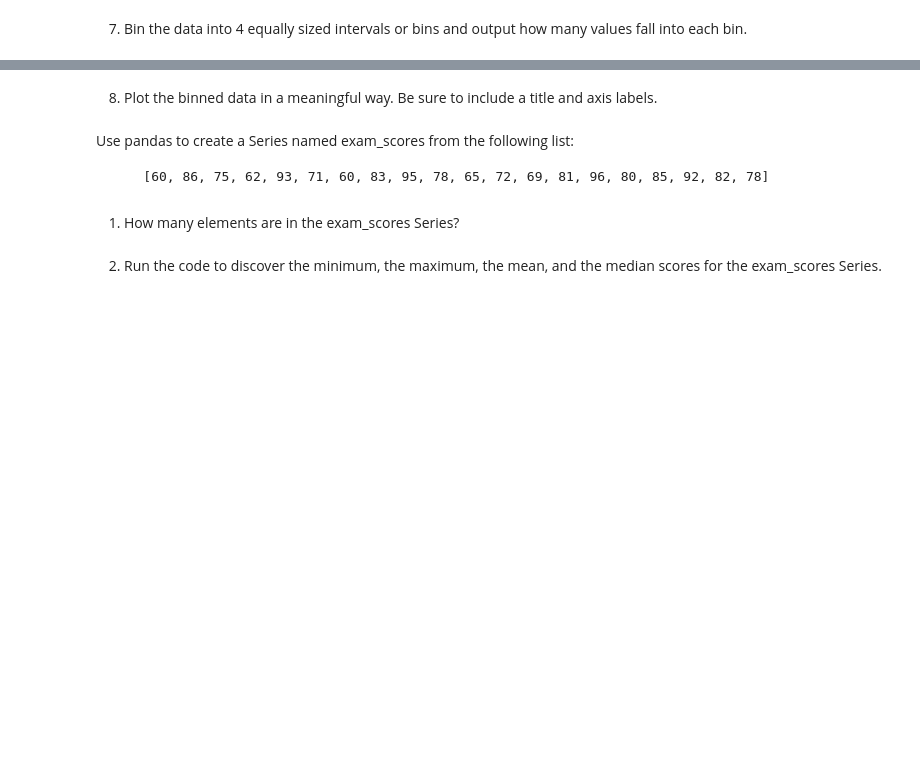
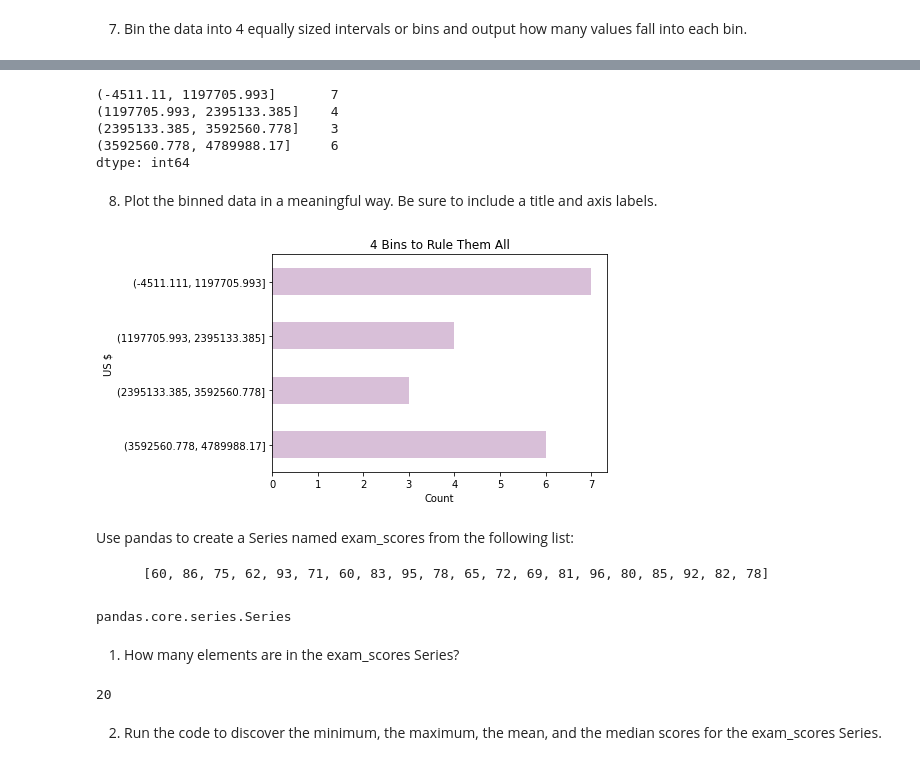
Before and after one commit to ArnolValadezRodriguez/numpy-pandas-visualization-exercises, a Jupyter notebook: pandas_series.ipynb, the cells around one changed output, grey strips where cells are left out. Saved outputs shown, nothing was run; the diff lists cells and outputs as text; code cells hidden in the pictures; blank space fills up the shorter version.

```diff
--- a/pandas_series.ipynb
+++ b/pandas_series.ipynb
@@ -411,3 +482,8 @@ letters_series[letters_series.isin(vowels)].count()
 Use pandas to create a Series named numbers from the following list:
 
         ['$796,459.41', '$278.60', '$482,571.67', '$4,503,915.98', '$2,121,418.3', '$1,260,813.3', '$87,231.01', '$1,509,175.45', '$4,138,548.00', '$2,848,913.80', '$594,715.39', '$4,789,988.17', '$4,513,644.5', '$3,191,059.97', '$1,758,712.24', '$4,338,283.54', '$4,738,303.38', '$2,791,759.67', '$769,681.94', '$452,650.23']
+# %%
+nums_list = ['$796,459.41', '$278.60', '$482,571.67', '$4,503,915.98', '$2,121,418.3', '$1,260,813.3', '$87,231.01', '$1,509,175.45', '$4,138,548.00', '$2,848,913.80', '$594,715.39', '$4,789,988.17', '$4,513,644.5', '$3,191,059.97', '$1,758,712.24', '$4,338,283.54', '$4,738,303.38', '$2,791,759.67', '$769,681.94', '$452,650.23']
+
+numbers = pd.Series(nums_list)
+numbers
@@ -419,0 +542,3 @@ Use pandas to create a Series named numbers from the following list:
+# %%
+float_series = numbers.str.replace('$', '').str.replace(',', '').astype('float')
+float_series
@@ -428,10 +615,39 @@ Use pandas to create a Series named numbers from the following list:
+# %%
+pd.cut(float_series, 4).value_counts().sort_index()
+# %% [output]
+(-4511.11, 1197705.993]       7
+(1197705.993, 2395133.385]    4
+(2395133.385, 3592560.778]    3
+(3592560.778, 4789988.17]     6
+dtype: int64
 # %% [markdown]
 8. Plot the binned data in a meaningful way. Be sure to include a title and axis labels.
+# %%
+float_series.value_counts(bins=4).sort_index(ascending=False).plot(kind='barh',
+                                                                   color='thistle',
+                                                                   width=0.5)
+
+plt.title('4 Bins to Rule Them All')
+plt.xlabel('Count')
+plt.ylabel('US $')
+plt.show()
+# %% [output]
+[figure, added]
 # %% [markdown]
 Use pandas to create a Series named exam_scores from the following list:
 
         [60, 86, 75, 62, 93, 71, 60, 83, 95, 78, 65, 72, 69, 81, 96, 80, 85, 92, 82, 78]
+# %%
+scores_list = [60, 86, 75, 62, 93, 71, 60, 83, 95, 78, 65, 72, 69, 81, 96, 80, 85, 92, 82, 78]
+scores = pd.Series(scores_list)
+type(scores)
+# %% [output]
+pandas.core.series.Series
 # %% [markdown]
 1. How many elements are in the exam_scores Series?
+# %%
+scores.size
+# %% [output]
+20
 # %% [markdown]
 2. Run the code to discover the minimum, the maximum, the mean, and the median scores for the exam_scores Series.
```
Also changed, not shown: parts of 29 cells of this notebook.
